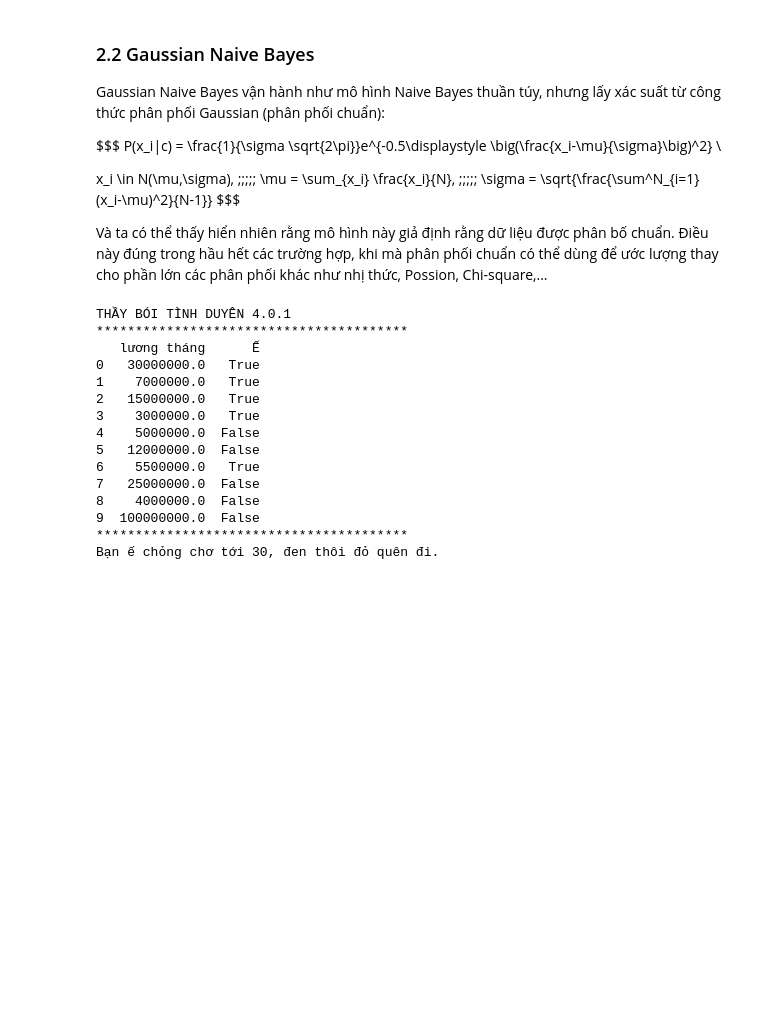
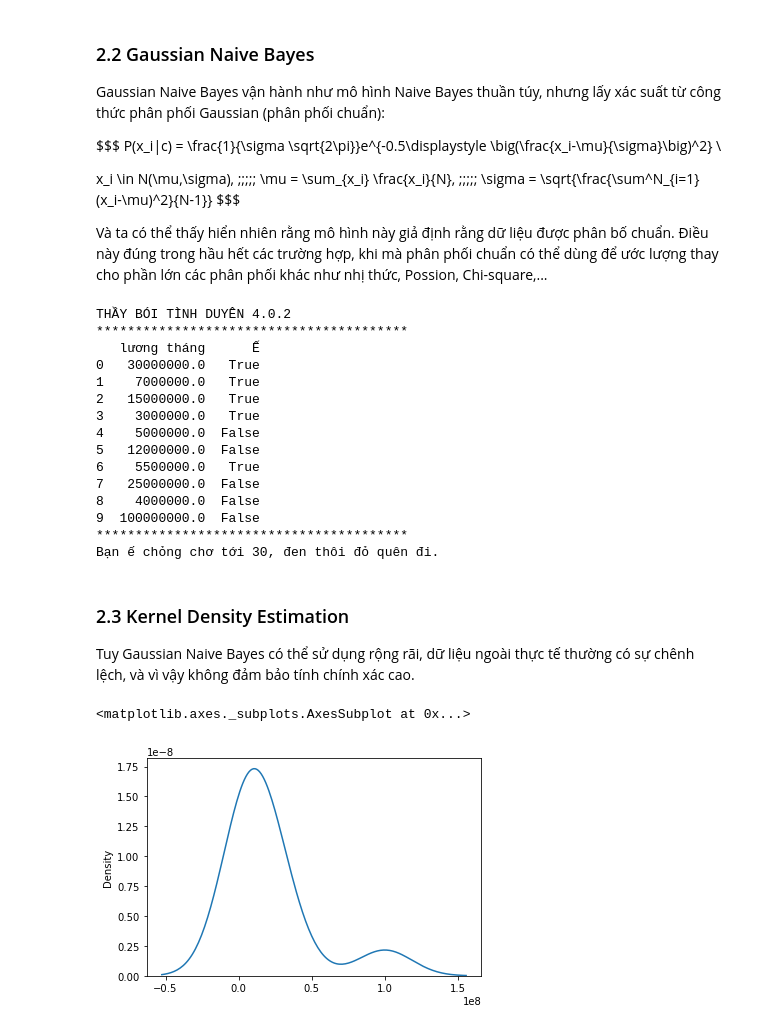
Before and after one commit to phamdinhkhanh/deepai-book, a Jupyter notebook: book/khoi/naive_bayes_kde_classifier.ipynb, the cells around one changed output. Cells and saved outputs as stored; diff of their text form; code cells hidden in the pictures; blank space fills up the shorter version.

```diff
--- a/book/khoi/naive_bayes_kde_classifier.ipynb
+++ b/book/khoi/naive_bayes_kde_classifier.ipynb
@@ -256,7 +258,7 @@ Và ta có thể thấy hiển nhiên rằng mô hình này giả định rằng
 # %%
 from sklearn.naive_bayes import GaussianNB
 
-print("THẦY BÓI TÌNH DUYÊN 4.0.1")
+print("THẦY BÓI TÌNH DUYÊN 4.0.2")
 salary = int(input("Nhập lương tháng của bạn (VNĐ): "))
 
 data = pd.read_csv('train.csv').iloc[:,-2:]
@@ -272,7 +274,7 @@ out = clf.predict([[salary]])
 res = "ế chỏng chơ tới 30, đen thôi đỏ quên đi." if out[0] else "còn cơ hội trước 30. Quẩy lên."
 print(f"Bạn {res:s}")
 # %% [output]
-THẦY BÓI TÌNH DUYÊN 4.0.1
+THẦY BÓI TÌNH DUYÊN 4.0.2
 ****************************************
    lương tháng      Ế
 0   30000000.0   True
@@ -287,4 +289,17 @@ THẦY BÓI TÌNH DUYÊN 4.0.1
 9  100000000.0  False
 ****************************************
 Bạn ế chỏng chơ tới 30, đen thôi đỏ quên đi.
+# %% [markdown]
+### 2.3 Kernel Density Estimation
+
+Tuy Gaussian Naive Bayes có thể sử dụng rộng rãi, dữ liệu ngoài thực tế thường có sự chênh lệch, và vì vậy không đảm bảo tính chính xác cao.
+# %%
+# Kiếm tra phân phối của dữ liệu lương tháng
+import seaborn as sns
+data = pd.read_csv('train.csv').iloc[:,-2:]
+X = data.iloc[:,:-1]
+sns.distplot(X,hist=False,kde=True)
+# %% [output]
+<matplotlib.axes._subplots.AxesSubplot at 0x...>
+[figure, added]
 # %% [markdown]
```
Also changed, not shown: parts of 6 cells of this notebook, 1 other file.
